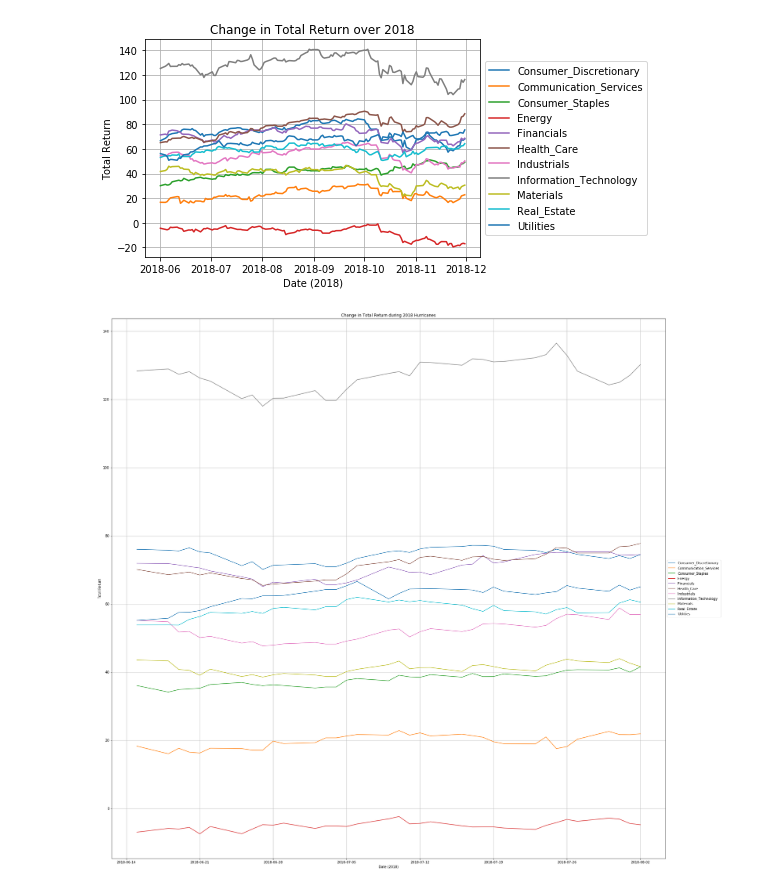
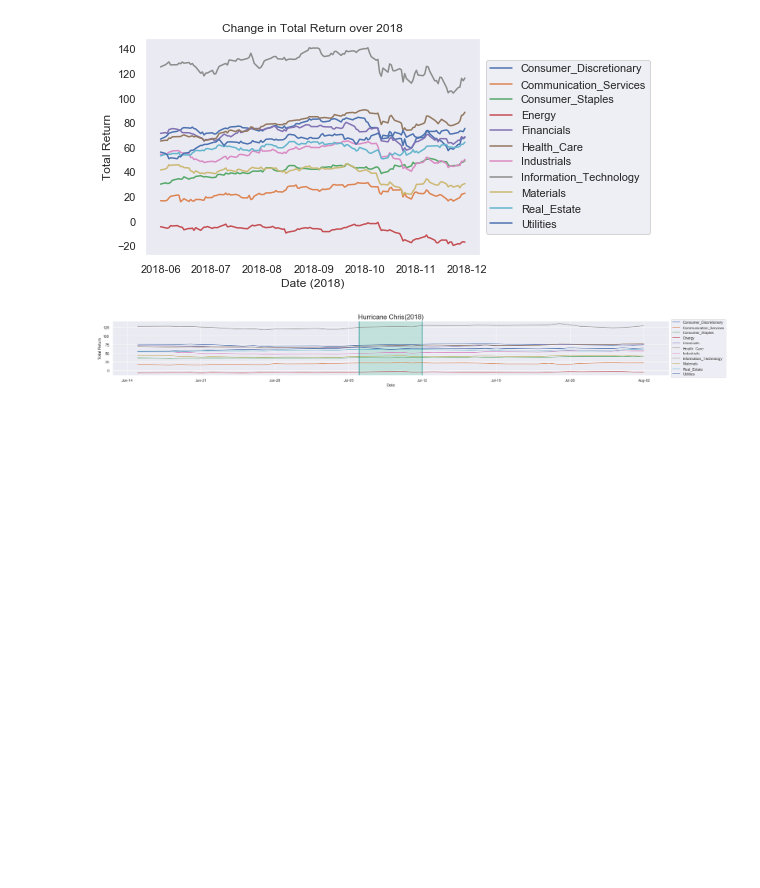
Before and after one commit to nancyculley/Little_Data_Project_1, a Jupyter notebook: s_p1500_2018.ipynb, the cells around one changed output. Cells and saved outputs as stored; diff of their text form; code cells hidden in the pictures; blank space fills up the shorter version.

```diff
--- a/s_p1500_2018.ipynb
+++ b/s_p1500_2018.ipynb
@@ -101,7 +105,7 @@ sp1500_2018_Hurricanes.head()
 # %%
 # Plotting 2018 graph
 for x in range(1, 12):
-    plt.plot(sp1500_2018_Hurricanes['Date'], sp1500_2018_Hurricanes.iloc[:,x])
+    plt.plot(sp1500_2018['Date'], sp1500_2018.iloc[:,x])
 
 # titles and labels:
 
@@ -112,27 +116,55 @@ plt.title('Change in Total Return over 2018')
 plt.grid()
 plt.legend(loc='center left', bbox_to_anchor=(1.0, 0.5))
 plt.rcParams["figure.figsize"] = (30,3)
+
+plt.savefig("S&P 1500 Total Return over 2018")
 plt.show()
 # %% [output]
-[figure, old version]
+[figure, new version]
+# %%
+#calculate 21 days before Active date and 21 days after End date to set as x-axis range
+
+#change format from string to datetime objects
+hurricanes['Active_date'] = pd.to_datetime(hurricanes['Active_date'])
+hurricanes['End_date'] = pd.to_datetime(hurricanes['End_date'])
+
+hurricanes2= hurricanes.set_index('Name')
+start_date= hurricanes2.loc["Chris", "Active_date"]
+end_date= hurricanes2.loc["Chris", "End_date"]
+
+#set 3 week delta for x min and max
+x_min= start_date - timedelta(days=21)
+x_min = x_min.strftime('%m/%d/%Y')
+
+x_max= end_date + timedelta(days=21)
+x_max = x_max.strftime('%m/%d/%Y')
+
+#plot for those dates for a chart called Hermine
+hurricane_chris = sp1500_2018[(sp1500_2018['Date']>= x_min)& (sp1500_2018['Date'] <= x_max)]
 # %%
-#Set dates for 2018 Hurricane Chris
-sp1500_2018_chris = sp1500[(sp1500['Date'] >= '6/15/2018') & (sp1500['Date'] <= '8/2/2018')]
-sp1500_2018_chris = sp1500_2018_chris.reset_index(drop=True)
+# Plot 11 sectors
+fig = plt.figure()
+ax = plt.axes()
+for x in range(1, 12):
+    plt.plot(hurricane_chris['Date'], hurricane_chris.iloc[:,x])
 
-# Plot Chris
-for x in range(1, 12):
-    plt.plot(sp1500_2018_chris['Date'], sp1500_2018_chris.iloc[:,x])
 
-#titles and labels:
+# Shade area representing Hurricane Hermine
+x_Fmt = DateFormatter("%b-%d")
+plt.axvline(start_date, color='teal')
+plt.axvline(end_date, color='teal')
 
-plt.legend()
+ax.xaxis.set_major_formatter(x_Fmt)
+ax.axvspan(start_date, end_date, alpha=0.3, color='mediumaquamarine')
+
 plt.ylabel('Total Return')
-plt.xlabel('Date (2018)')
-plt.title('Change in Total Return during 2018 Hurricanes')
-plt.grid()
+plt.xlabel('Date')
+plt.title('Hurricane Chris(2018)', fontsize = 20)
 plt.legend(loc='center left', bbox_to_anchor=(1.0, 0.5))
-plt.rcParams["figure.figsize"] = (30,15)
+plt.rcParams["figure.figsize"] = (15,5)
+
+#Finesse
+sns.set()
 plt.show()
 # %% [output]
-[figure, old version]
+[figure, new version]
```
Also changed, not shown: parts of 7 cells of this notebook.
